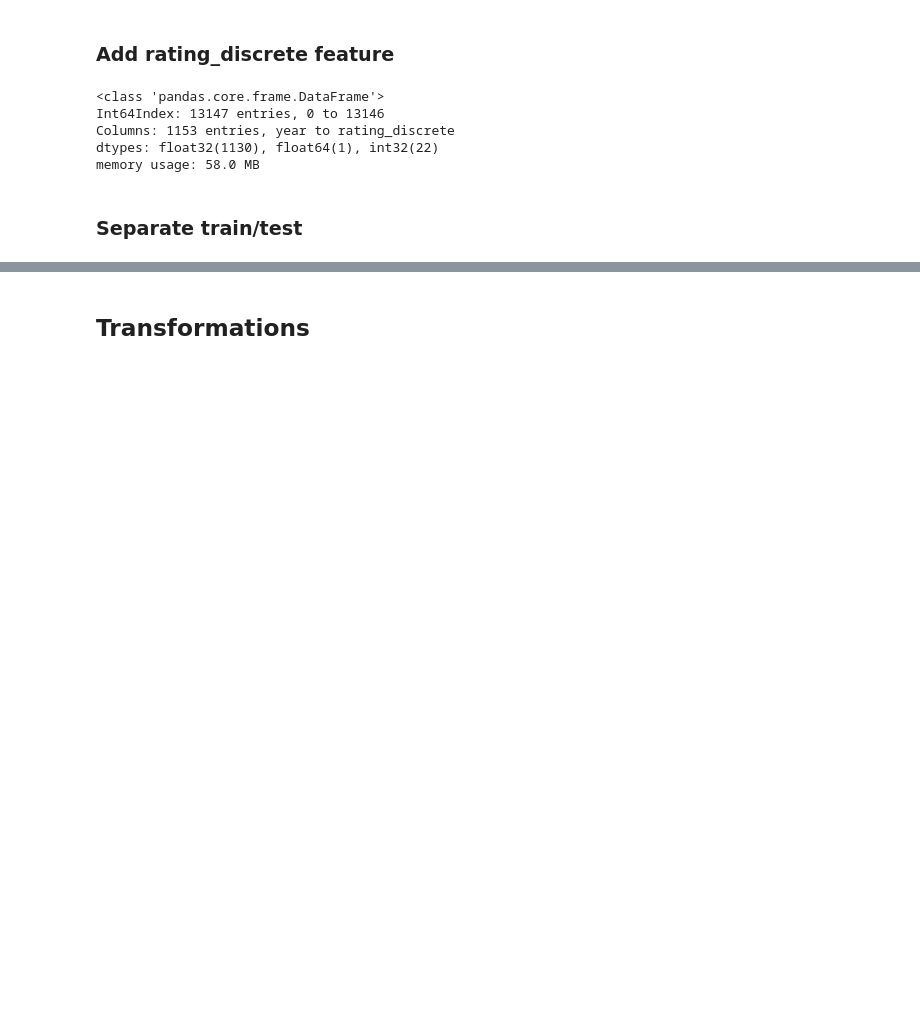
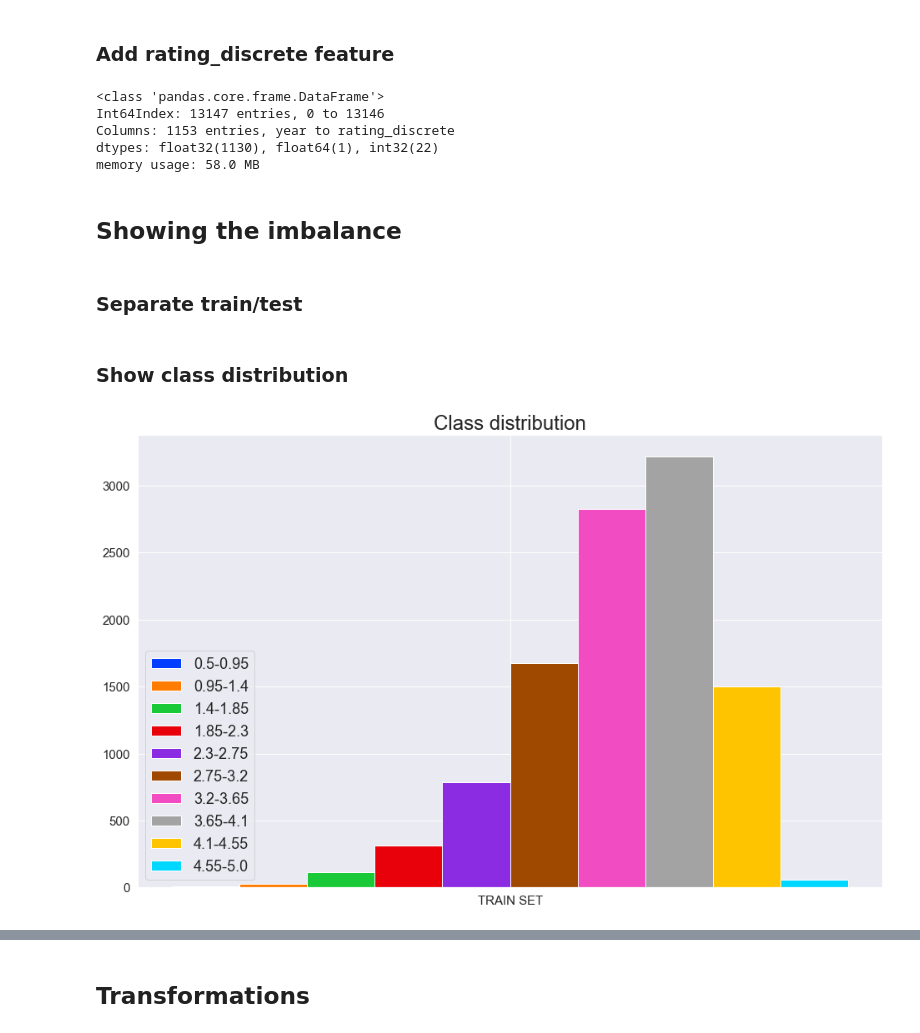
Before and after one commit to prushh/movie-lens-mlp, a Jupyter notebook: notebooks/1.5-imbalance-evaluation.ipynb, the cells around one changed output, grey strips where cells are left out. Saved outputs shown, nothing was run; the diff lists cells and outputs as text; code cells hidden in the pictures; blank space fills up the shorter version.

```diff
--- a/notebooks/1.5-imbalance-evaluation.ipynb
+++ b/notebooks/1.5-imbalance-evaluation.ipynb
@@ -49,6 +50,8 @@ Int64Index: 13147 entries, 0 to 13146
 Columns: 1153 entries, year to rating_discrete
 dtypes: float32(1130), float64(1), int32(22)
 memory usage: 58.0 MB
+# %% [markdown]
+## Showing the imbalance
 # %% [markdown]
 ### Separate train/test
 # %%
@@ -56,3 +59,14 @@ data = final.loc[:, final.columns != 'rating_discrete']
 target = final['rating_discrete']
 train_data, test_data, train_target, test_target = train_test_split(data, target, test_size=0.2,
                                                                     stratify=final['rating_discrete'])
+# %% [markdown]
+### Show class distribution
+# %%
+distribution = train_target.reset_index().groupby('rating_discrete').agg('count').reset_index()\
+    .rename(columns={'index': 'count'})
+
+labels = [f'{round(i, 2)}-{round(i + 0.45, 2)}' for i in np.arange(0.5, 5, 0.45)]
+# %%
+barplot_multiple_columns(['Train set'], labels, distribution['count'], 'Class distribution')
+# %% [output]
+[figure, added]
```
Also changed, not shown: parts of 31 cells of this notebook, 1 other file.
